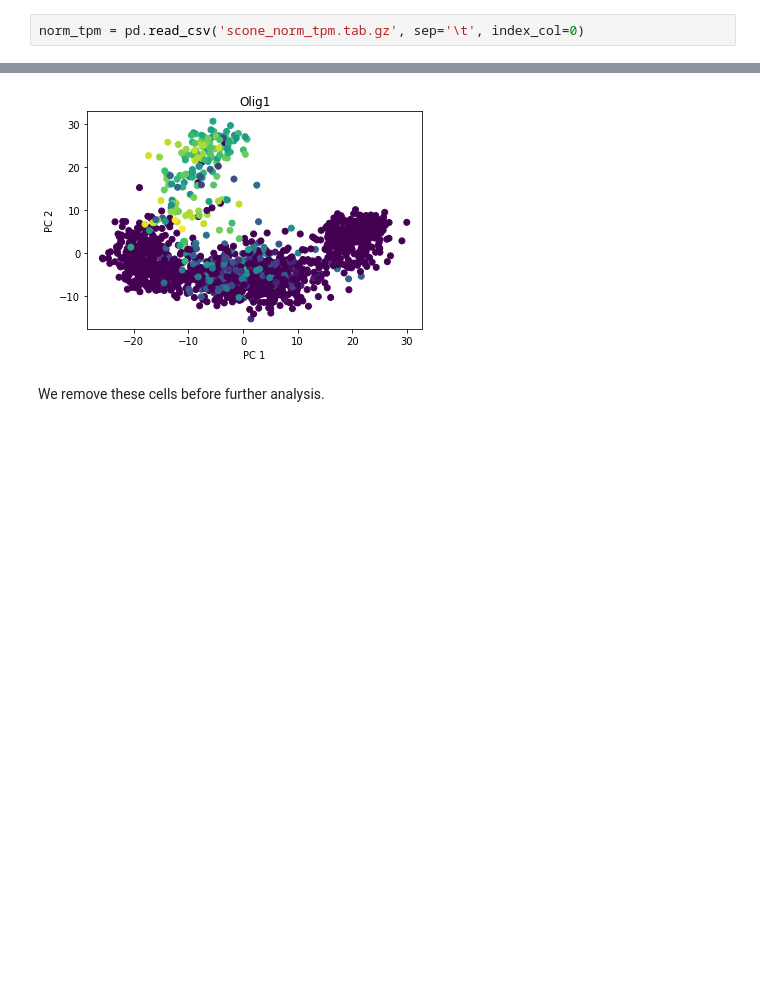
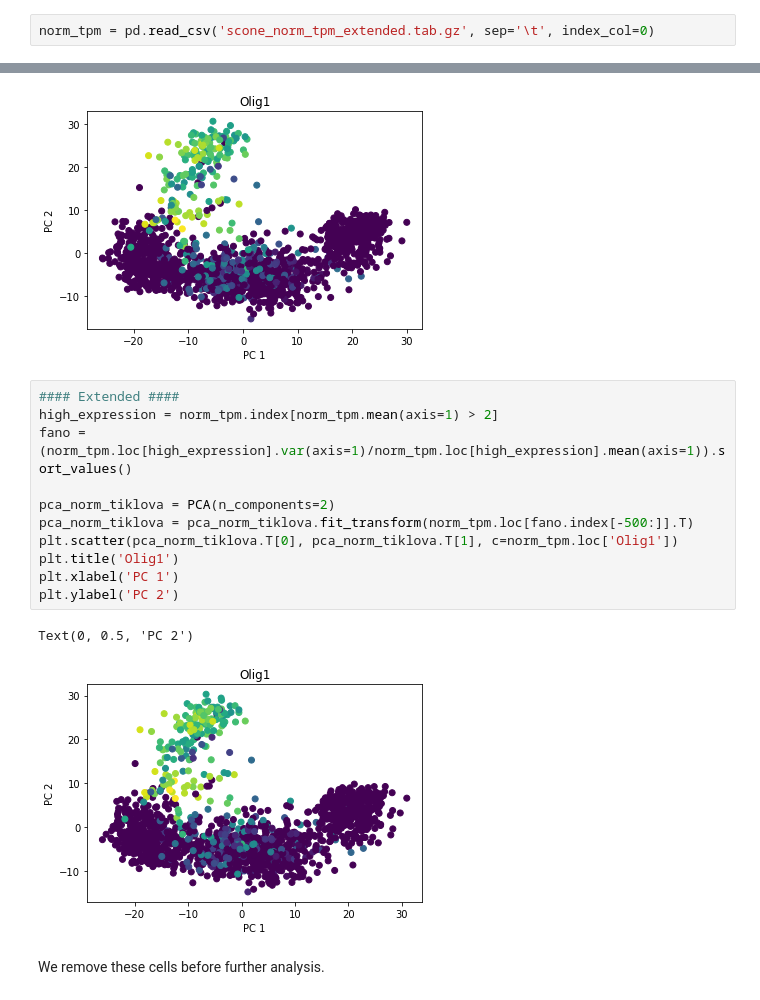
Before and after one commit to lareaulab/analysis_psix, a Jupyter notebook: mouse_brain_development/data/preprocess/preprocessing.ipynb, the cells around one changed output, grey strips where cells are left out. Drawn from its saved outputs; the diff is of its cells as text; blank space fills up the shorter version.

Commit message:
added simulations; perhaps extend scone filtering for catching Nova2

```diff
--- a/mouse_brain_development/data/preprocess/preprocessing.ipynb
+++ b/mouse_brain_development/data/preprocess/preprocessing.ipynb
@@ -13,5 +15,5 @@ Data normalization was performed with SCONE by running run_scone.R to obtain `sc
 # %%
-norm_tpm = pd.read_csv('scone_norm_tpm.tab.gz', sep='\t', index_col=0)
+norm_tpm = pd.read_csv('scone_norm_tpm_extended.tab.gz', sep='\t', index_col=0)
 # %% [markdown]
 ### Removing glial cells
 
@@ -29,6 +31,20 @@ plt.ylabel('PC 2')
 # %% [output]
 Text(0, 0.5, 'PC 2')
 [figure]
+# %%
+#### Extended ####
+high_expression = norm_tpm.index[norm_tpm.mean(axis=1) > 2]
+fano = (norm_tpm.loc[high_expression].var(axis=1)/norm_tpm.loc[high_expression].mean(axis=1)).sort_values()
+
+pca_norm_tiklova = PCA(n_components=2)
+pca_norm_tiklova = pca_norm_tiklova.fit_transform(norm_tpm.loc[fano.index[-500:]].T)
+plt.scatter(pca_norm_tiklova.T[0], pca_norm_tiklova.T[1], c=norm_tpm.loc['Olig1'])
+plt.title('Olig1')
+plt.xlabel('PC 1')
+plt.ylabel('PC 2')
+# %% [output]
+Text(0, 0.5, 'PC 2')
+[figure, added]
 # %% [markdown]
 We remove these cells before further analysis.
 # %%
```
Also changed, not shown: parts of 7 cells of this notebook, 31 other files.
